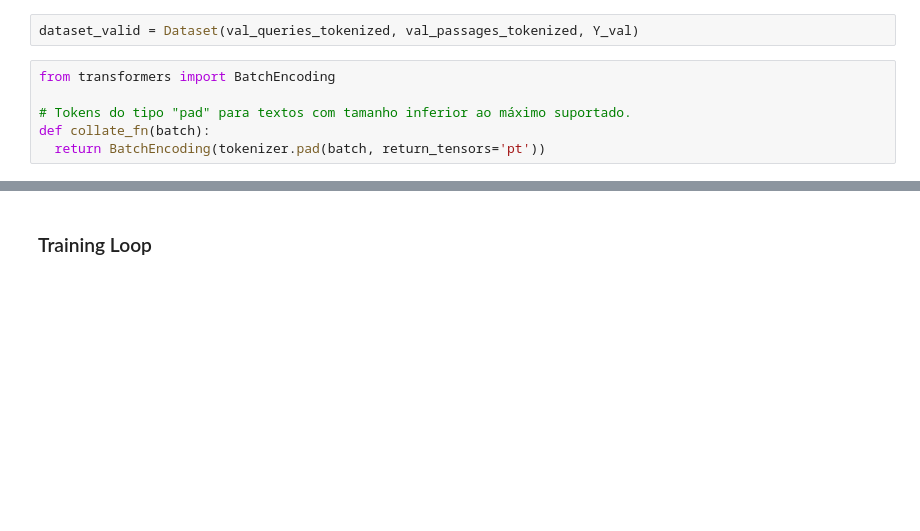
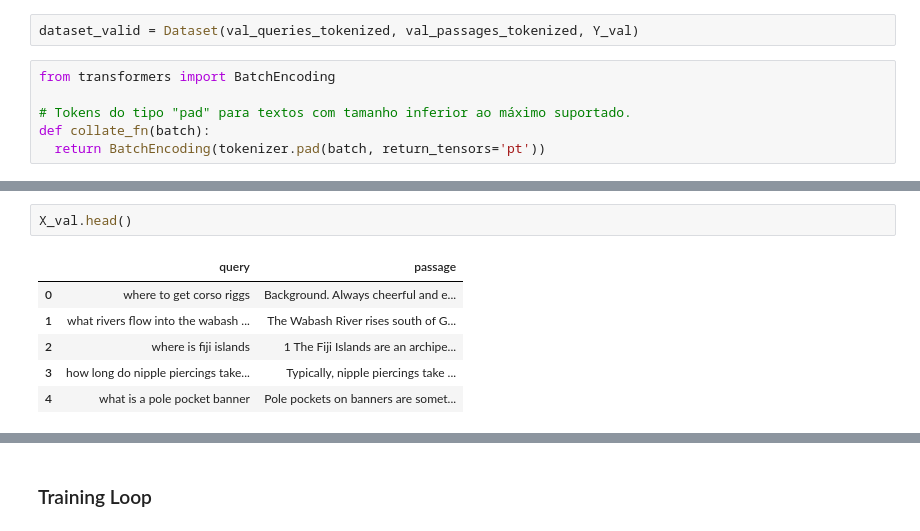
Before and after one commit to monilouise/unicamp-P_IA368DD_2023S1, a Jupyter notebook: Aula_3/Reranqueador.ipynb, the cells around one changed output, grey strips where cells are left out. Drawn from its saved outputs; the diff is of its cells as text; blank space fills up the shorter version.

```diff
--- a/Aula_3/Reranqueador.ipynb
+++ b/Aula_3/Reranqueador.ipynb
@@ -474,3 +175,12 @@ def collate_fn(batch):
+# %%
+X_val.head()
+# %% [output]
+|  | query | passage |
+| 0 | where to get corso riggs | Background. Always cheerful and e... |
+| 1 | what rivers flow into the wabash ... | The Wabash River rises south of G... |
+| 2 | where is fiji islands | 1 The Fiji Islands are an archipe... |
+| 3 | how long do nipple piercings take... | Typically, nipple piercings take ... |
+| 4 | what is a pole pocket banner | Pole pockets on banners are somet... |
 # %%
 dataloader_train = data.DataLoader(dataset_train, batch_size=32, shuffle=True, collate_fn=collate_fn)
 dataloader_valid = data.DataLoader(dataset_valid, batch_size=32, shuffle=False, collate_fn=collate_fn)
```
Also changed, not shown: parts of 88 cells of this notebook, 1 other file.
